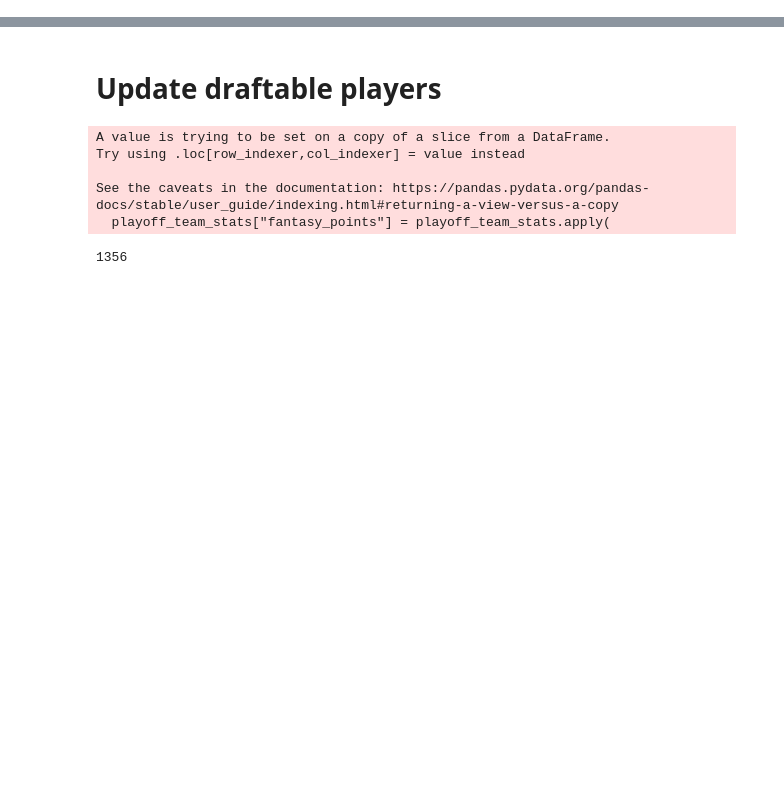
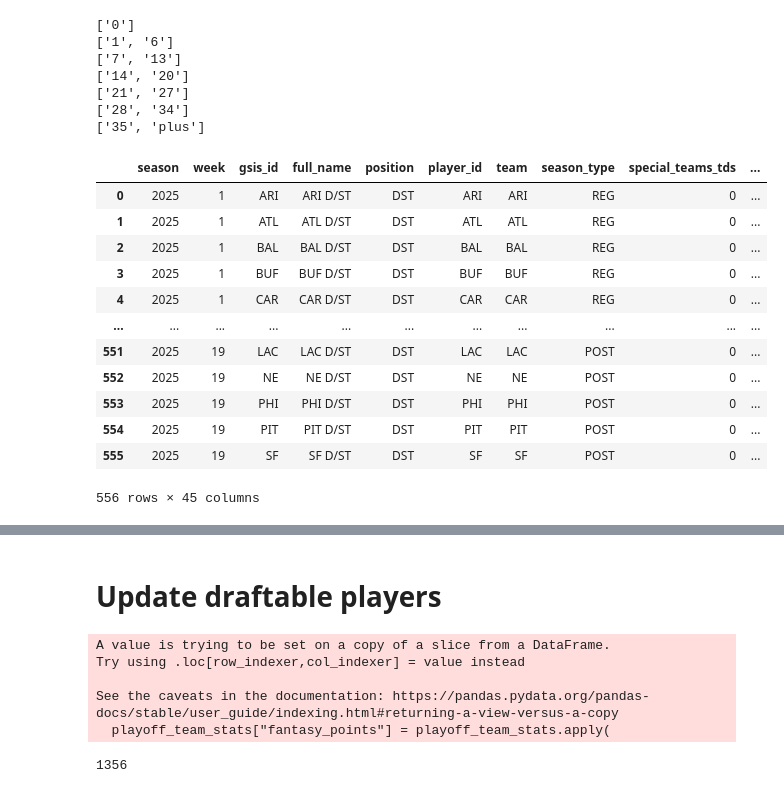
Before and after one commit to DesiPilla/espn-api-v3, a Jupyter notebook: Playoff_draft.ipynb, the cells around one changed output, grey strips where cells are left out. Saved outputs shown, nothing was run; the diff lists cells and outputs as text; code cells hidden in the pictures; blank space fills up the shorter version.

```diff
--- a/Playoff_draft.ipynb
+++ b/Playoff_draft.ipynb
@@ -21,0 +169,44 @@ True
+# %%
+from backend.playoff_pool.scoring import DEFENSE_SCORING_MULTIPLIERS
+
+points_allowed_ranges = [
+    key for key in DEFENSE_SCORING_MULTIPLIERS.keys() if "points_allowed_" in key
+]
+
+for pa_range in points_allowed_ranges:
+    min_max = pa_range.replace("points_allowed_", "").split("_")
+    print(min_max)
+    if min_max[0] == "0":
+        defense_stats[pa_range] = (defense_stats["points_allowed"] == 0).astype(int)
+    elif min_max[1] == "plus":
+        defense_stats[pa_range] = (
+            defense_stats["points_allowed"] >= int(min_max[0])
+        ).astype(int)
+    else:
+        defense_stats[pa_range] = (
+            (defense_stats["points_allowed"] >= int(min_max[0]))
+            & (defense_stats["points_allowed"] <= int(min_max[1]))
+        ).astype(int)
+
+defense_stats
+# %% [output]
+['0']
+['1', '6']
+['7', '13']
+['14', '20']
+['21', '27']
+['28', '34']
+['35', 'plus']
+|  | season | week | gsis_id | full_name | position | player_id | team | season_type | special_teams_tds | ... |
+| 0 | 2025 | 1 | ARI | ARI D/ST | DST | ARI | ARI | REG | 0 | ... |
+| 1 | 2025 | 1 | ATL | ATL D/ST | DST | ATL | ATL | REG | 0 | ... |
+| 2 | 2025 | 1 | BAL | BAL D/ST | DST | BAL | BAL | REG | 0 | ... |
+| 3 | 2025 | 1 | BUF | BUF D/ST | DST | BUF | BUF | REG | 0 | ... |
+| 4 | 2025 | 1 | CAR | CAR D/ST | DST | CAR | CAR | REG | 0 | ... |
+| ... | ... | ... | ... | ... | ... | ... | ... | ... | ... | ... |
+| 551 | 2025 | 19 | LAC | LAC D/ST | DST | LAC | LAC | POST | 0 | ... |
+| 552 | 2025 | 19 | NE | NE D/ST | DST | NE | NE | POST | 0 | ... |
+| 553 | 2025 | 19 | PHI | PHI D/ST | DST | PHI | PHI | POST | 0 | ... |
+| 554 | 2025 | 19 | PIT | PIT D/ST | DST | PIT | PIT | POST | 0 | ... |
+| 555 | 2025 | 19 | SF | SF D/ST | DST | SF | SF | POST | 0 | ... |
+556 rows × 45 columns
```
Also changed, not shown: parts of 32 cells of this notebook, 3 other files.
